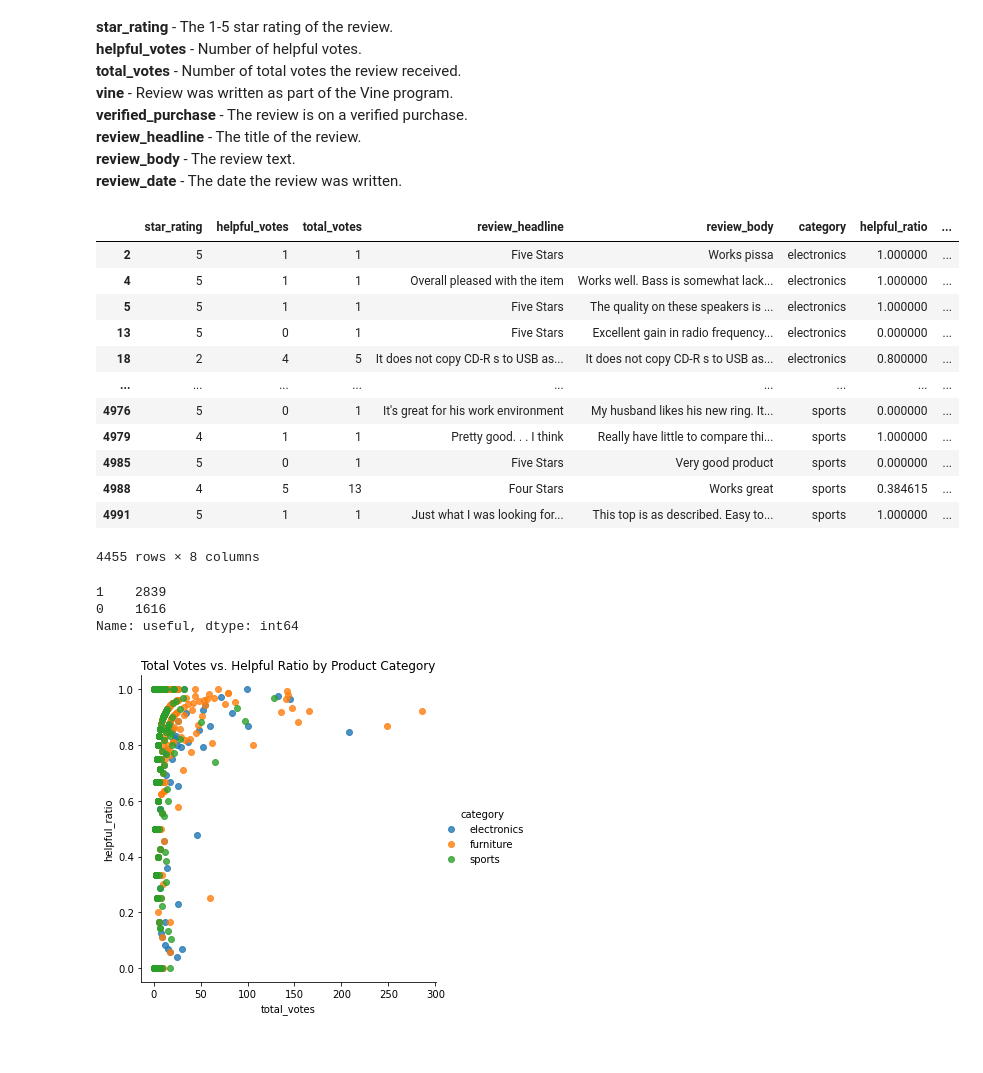
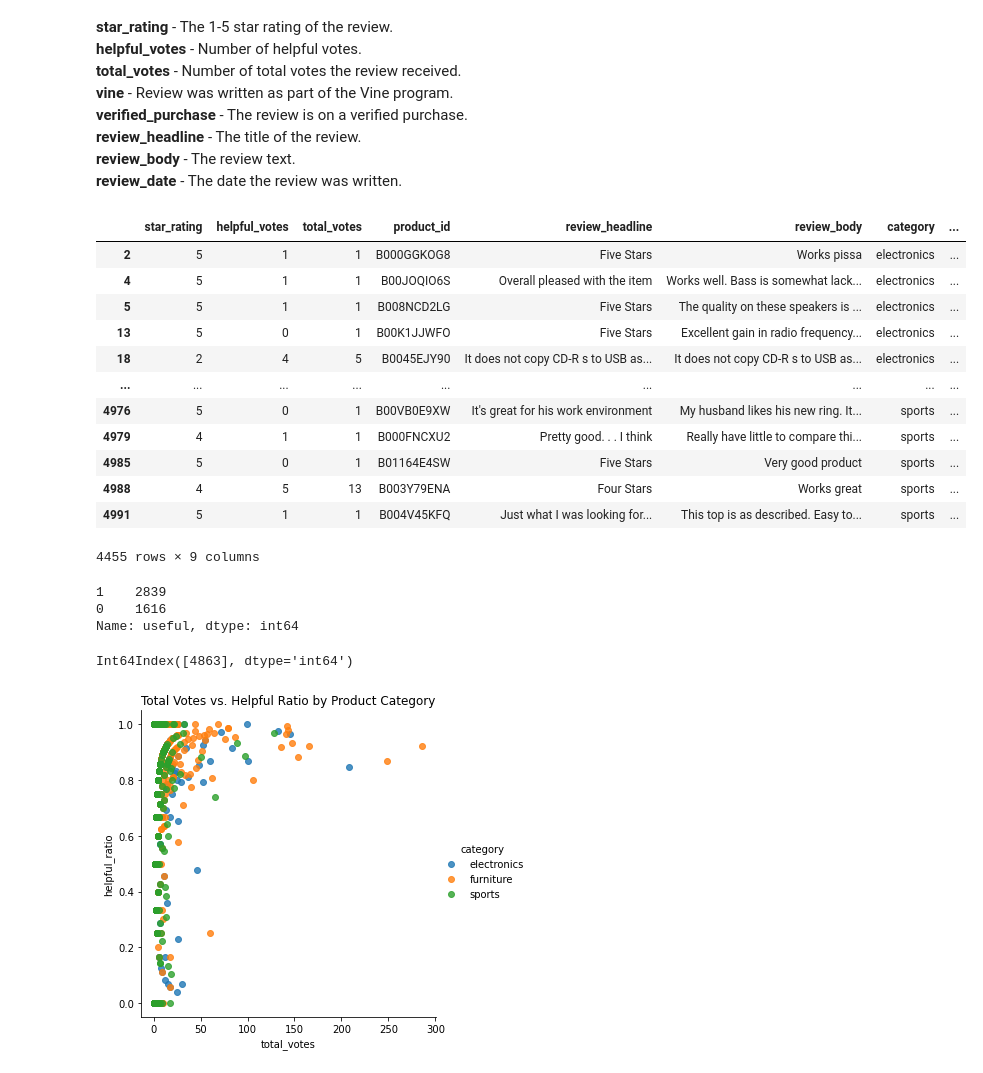
Before and after one commit to davidmiller2013/amazon-nlp-classification, a Jupyter notebook: notebooks/data-processing.ipynb, the cells around one changed output. Drawn from its saved outputs; the diff is of its cells as text; code cells hidden in the pictures.

```diff
--- a/notebooks/data-processing.ipynb
+++ b/notebooks/data-processing.ipynb
@@ -109,40 +109,46 @@ combined = combined[combined['review_body'].notna()]
 # %%
 
 combined = combined[['star_rating',
                      'helpful_votes',
                      'total_votes',
+                     'product_id',
                      'review_headline',
                      'review_body',
                      'category',
                     ]]
 
 combined = combined[combined['total_votes'] > 0]
 combined = combined[combined['review_body'].notna()]
 
 combined['helpful_ratio'] = combined['helpful_votes'] / combined['total_votes']
 combined['helpful_ratio'] = combined['helpful_ratio'].fillna(0)
 combined['useful'] = combined['helpful_ratio'].apply(lambda x: 1 if x >= 0.8 else 0)
 combined
 # %% [output]
-|  | star_rating | helpful_votes | total_votes | review_headline | review_body | category | helpful_ratio | ... |
-| 2 | 5 | 1 | 1 | Five Stars | Works pissa | electronics | 1.000000 | ... |
-| 4 | 5 | 1 | 1 | Overall pleased with the item | Works well. Bass is somewhat lack... | electronics | 1.000000 | ... |
-| 5 | 5 | 1 | 1 | Five Stars | The quality on these speakers is ... | electronics | 1.000000 | ... |
-| 13 | 5 | 0 | 1 | Five Stars | Excellent gain in radio frequency... | electronics | 0.000000 | ... |
-| 18 | 2 | 4 | 5 | It does not copy CD-R s to USB as... | It does not copy CD-R s to USB as... | electronics | 0.800000 | ... |
+|  | star_rating | helpful_votes | total_votes | product_id | review_headline | review_body | category | ... |
+| 2 | 5 | 1 | 1 | B000GGKOG8 | Five Stars | Works pissa | electronics | ... |
+| 4 | 5 | 1 | 1 | B00JOQIO6S | Overall pleased with the item | Works well. Bass is somewhat lack... | electronics | ... |
+| 5 | 5 | 1 | 1 | B008NCD2LG | Five Stars | The quality on these speakers is ... | electronics | ... |
+| 13 | 5 | 0 | 1 | B00K1JJWFO | Five Stars | Excellent gain in radio frequency... | electronics | ... |
+| 18 | 2 | 4 | 5 | B0045EJY90 | It does not copy CD-R s to USB as... | It does not copy CD-R s to USB as... | electronics | ... |
 | ... | ... | ... | ... | ... | ... | ... | ... | ... |
-| 4976 | 5 | 0 | 1 | It's great for his work environment | My husband likes his new ring. It... | sports | 0.000000 | ... |
-| 4979 | 4 | 1 | 1 | Pretty good. . . I think | Really have little to compare thi... | sports | 1.000000 | ... |
-| 4985 | 5 | 0 | 1 | Five Stars | Very good product | sports | 0.000000 | ... |
-| 4988 | 4 | 5 | 13 | Four Stars | Works great | sports | 0.384615 | ... |
-| 4991 | 5 | 1 | 1 | Just what I was looking for... | This top is as described. Easy to... | sports | 1.000000 | ... |
+| 4976 | 5 | 0 | 1 | B00VB0E9XW | It's great for his work environment | My husband likes his new ring. It... | sports | ... |
+| 4979 | 4 | 1 | 1 | B000FNCXU2 | Pretty good. . . I think | Really have little to compare thi... | sports | ... |
+| 4985 | 5 | 0 | 1 | B01164E4SW | Five Stars | Very good product | sports | ... |
+| 4988 | 4 | 5 | 13 | B003Y79ENA | Four Stars | Works great | sports | ... |
+| 4991 | 5 | 1 | 1 | B004V45KFQ | Just what I was looking for... | This top is as described. Easy to... | sports | ... |
-4455 rows × 8 columns
+4455 rows × 9 columns
 # %%
 combined['useful'].value_counts()
 # %% [output]
 1    2839
 0    1616
 Name: useful, dtype: int64
+# %%
+best_review = combined[combined['total_votes'] == combined['total_votes'].max()]
+best_review.index
+# %% [output]
+Int64Index([4863], dtype='int64')
 # %%
 sns.lmplot(x='total_votes', y='helpful_ratio', hue='category', data=combined, fit_reg=False).set(title='')
 plt.title('Total Votes vs. Helpful Ratio by Product Category')
```
Also changed, not shown: parts of 3 cells of this notebook, 1 other file.
